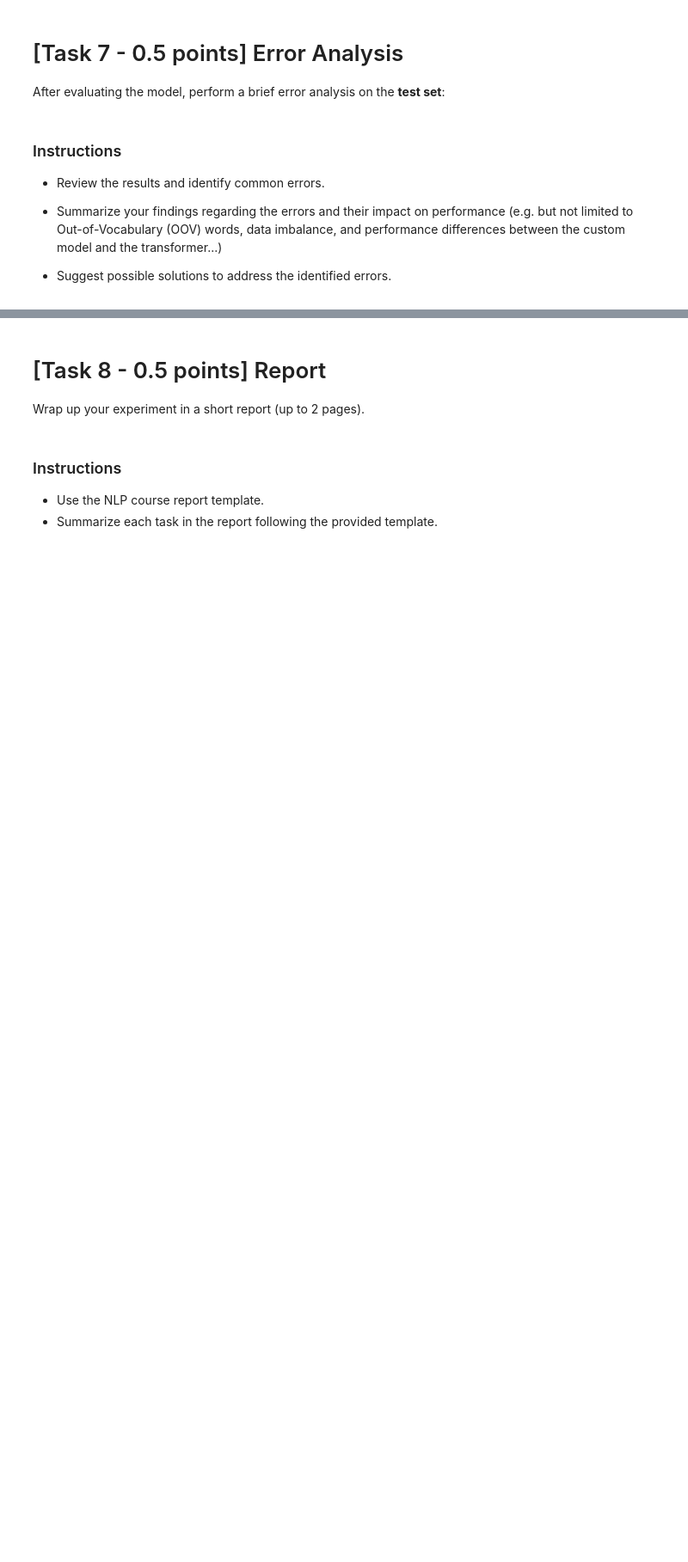
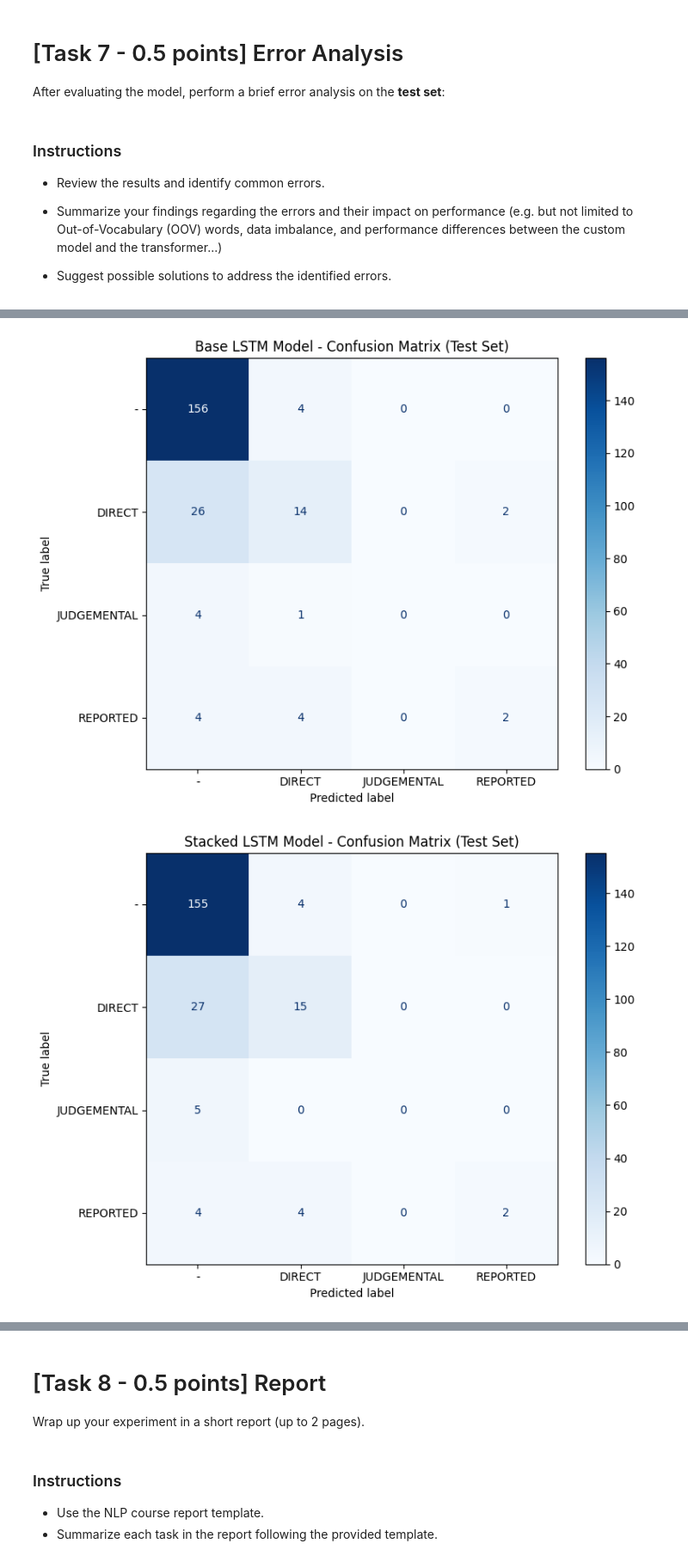
Before and after one commit to mpreda01/nlp-assignments, a Jupyter notebook: Assignment1-2526.ipynb, the cells around one changed output, grey strips where cells are left out. Shown at 86% size. Saved outputs shown, nothing was run; the diff lists cells and outputs as text; code cells hidden in the pictures; blank space fills up the shorter version.

```diff
--- a/Assignment1-2526.ipynb
+++ b/Assignment1-2526.ipynb
@@ -1078,3 +1338,23 @@ After evaluating the model, perform a brief error analysis on the **test set**:
 
  - Summarize your findings regarding the errors and their impact on performance (e.g. but not limited to Out-of-Vocabulary (OOV) words, data imbalance, and performance differences between the custom model and the transformer...)
  - Suggest possible solutions to address the identified errors.
+# %%
+# Get test predictions from the best LSTM model
+base_lstm_model = models[42]['baseline_model']  # or 'stacked_model' if better
+stack_lstm_model = models[42]['stacked_model']
+
+
+base_test_pred = base_lstm_model.predict(test_padded, verbose=0)
+base_test_pred_classes = np.argmax(base_test_pred, axis=1)
+
+
+stack_test_pred = stack_lstm_model.predict(test_padded, verbose=0)
+stack_test_pred_classes = np.argmax(stack_test_pred, axis=1)
+
+# Get transformer test predictions
+transformer_test_pred_classes = np.argmax(test_predictions, axis=1)
+
+print(f"Base LSTM predictions shape: {base_test_pred_classes.shape}")
+print(f"Stacked LSTM predictions shape: {stack_test_pred_classes.shape}")
+print(f"Transformer predictions shape: {transformer_test_pred_classes.shape}")
+print(f"Test labels shape: {y_test.shape}")
@@ -1080,0 +1366,38 @@ After evaluating the model, perform a brief error analysis on the **test set**:
+# %%
+from sklearn.metrics import confusion_matrix, classification_report, ConfusionMatrixDisplay
+import matplotlib.pyplot as plt
+
+# Class names
+class_names = ['-', 'DIRECT', 'JUDGEMENTAL', 'REPORTED']
+
+# LSTM Confusion Matrix
+base_lstm_cm = confusion_matrix(y_test, base_test_pred_classes)
+fig, ax = plt.subplots(figsize=(8, 6))
+disp = ConfusionMatrixDisplay(confusion_matrix=base_lstm_cm, display_labels=class_names)
+disp.plot(ax=ax, cmap='Blues')
+plt.title('Base LSTM Model - Confusion Matrix (Test Set)')
+plt.tight_layout()
+plt.savefig('lstm_confusion_matrix.png', dpi=300, bbox_inches='tight')
+plt.show()
+
+stack_lstm_cm = confusion_matrix(y_test, stack_test_pred_classes)
+fig, ax = plt.subplots(figsize=(8, 6))
+disp = ConfusionMatrixDisplay(confusion_matrix=stack_lstm_cm, display_labels=class_names)
+disp.plot(ax=ax, cmap='Blues')
+plt.title('Stacked LSTM Model - Confusion Matrix (Test Set)')
+plt.tight_layout()
+plt.savefig('lstm_confusion_matrix.png', dpi=300, bbox_inches='tight')
+plt.show()
+
+# Transformer Confusion Matrix
+transformer_cm = confusion_matrix(y_test, transformer_test_pred_classes)
+fig, ax = plt.subplots(figsize=(8, 6))
+disp = ConfusionMatrixDisplay(confusion_matrix=transformer_cm, display_labels=class_names)
+disp.plot(ax=ax, cmap='Blues')
+plt.title('Transformer Model - Confusion Matrix (Test Set)')
+plt.tight_layout()
+plt.savefig('transformer_confusion_matrix.png', dpi=300, bbox_inches='tight')
+plt.show()
+# %% [output]
+[figure, added]
+[figure, added]
```
Also changed, not shown: parts of 23 cells of this notebook.
